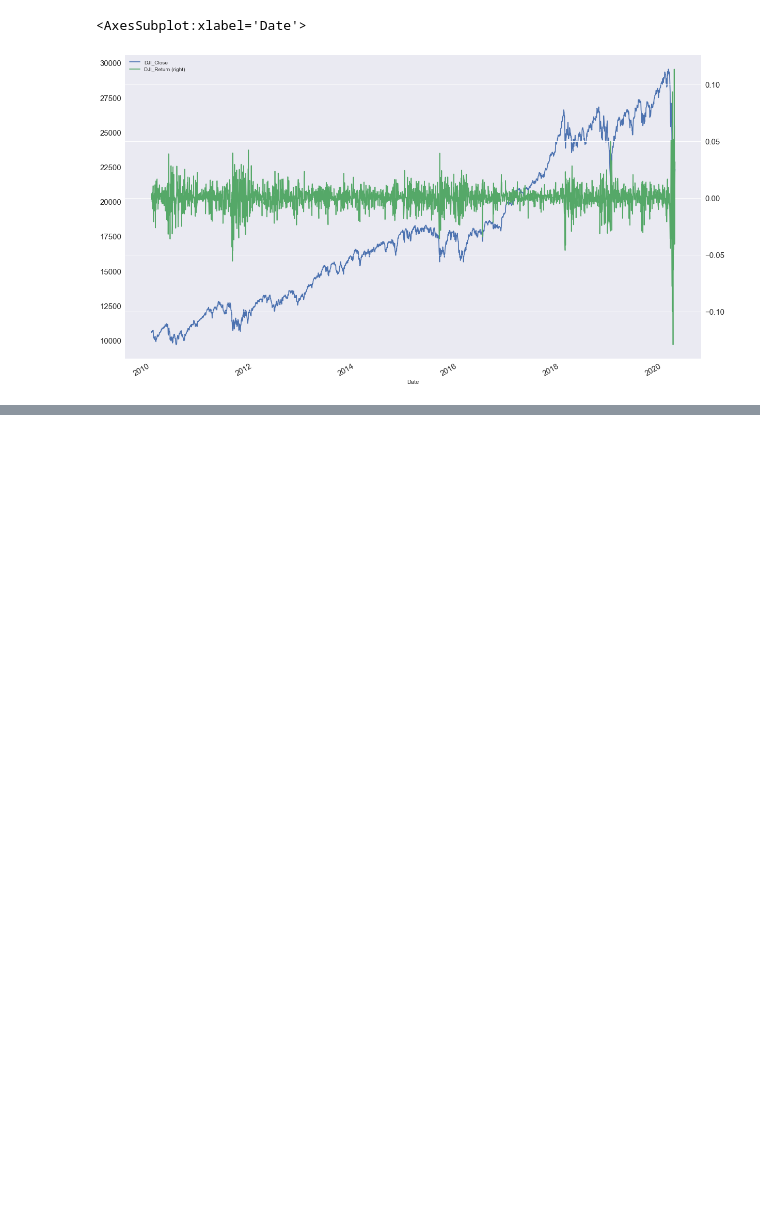
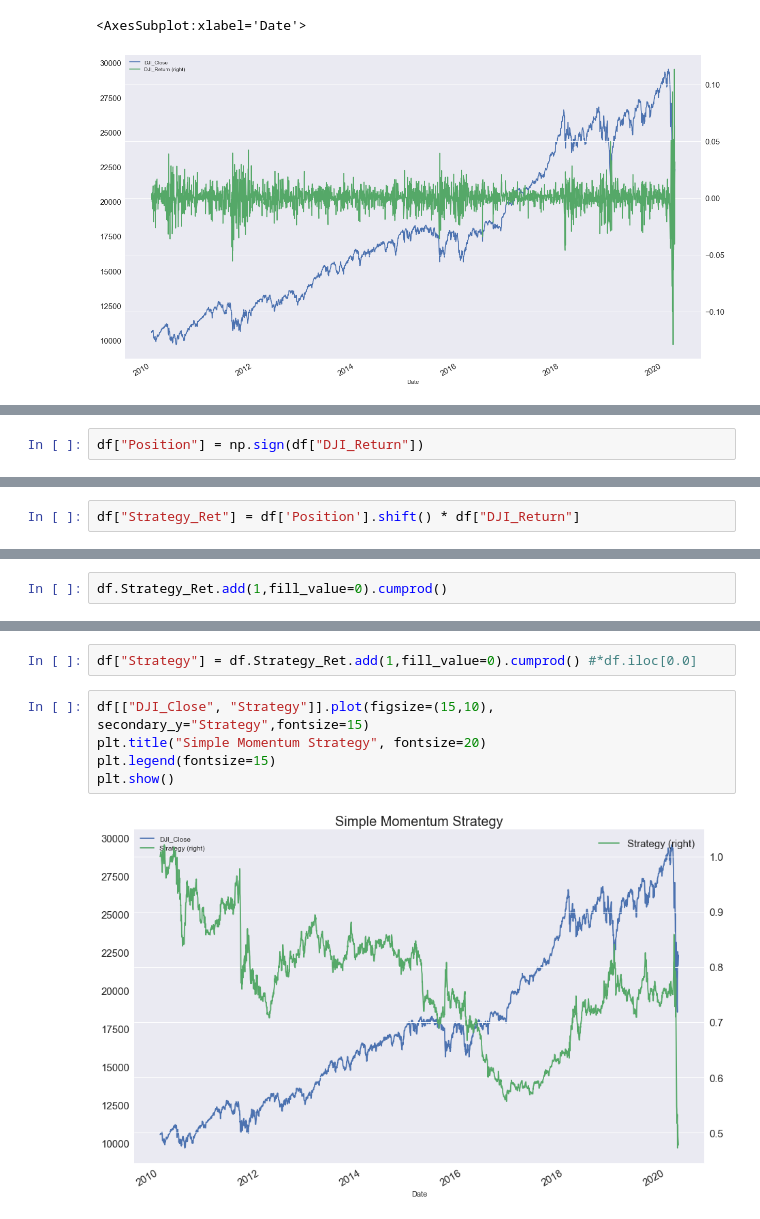
Before and after one commit to cmj123/backtesting_investment_strategies, a Jupyter notebook: project_10_backtesting.ipynb, the cells around one changed output, grey strips where cells are left out. Cells and saved outputs as stored; diff of their text form; blank space fills up the shorter version.

Commit message:
Completed backtesting a simple momentum strategy

```diff
--- a/project_10_backtesting.ipynb
+++ b/project_10_backtesting.ipynb
@@ -157,0 +199,2 @@ df.plot(figsize=(20,12),  secondary_y="DJI_Return",  mark_right = True,fontsize=
+# %%
+df["Position"] = np.sign(df["DJI_Return"])
@@ -157,0 +218,2 @@ df.plot(figsize=(20,12),  secondary_y="DJI_Return",  mark_right = True,fontsize=
+# %%
+df["Strategy_Ret"] = df['Position'].shift() * df["DJI_Return"]
@@ -157,0 +237,2 @@ df.plot(figsize=(20,12),  secondary_y="DJI_Return",  mark_right = True,fontsize=
+# %%
+df.Strategy_Ret.add(1,fill_value=0).cumprod()
@@ -157,0 +253,9 @@ df.plot(figsize=(20,12),  secondary_y="DJI_Return",  mark_right = True,fontsize=
+# %%
+df["Strategy"] = df.Strategy_Ret.add(1,fill_value=0).cumprod() #*df.iloc[0.0]
+# %%
+df[["DJI_Close", "Strategy"]].plot(figsize=(15,10), secondary_y="Strategy",fontsize=15)
+plt.title("Simple Momentum Strategy", fontsize=20)
+plt.legend(fontsize=15)
+plt.show()
+# %% [output]
+[figure, added]
```
Also changed, not shown: parts of 9 cells of this notebook.
